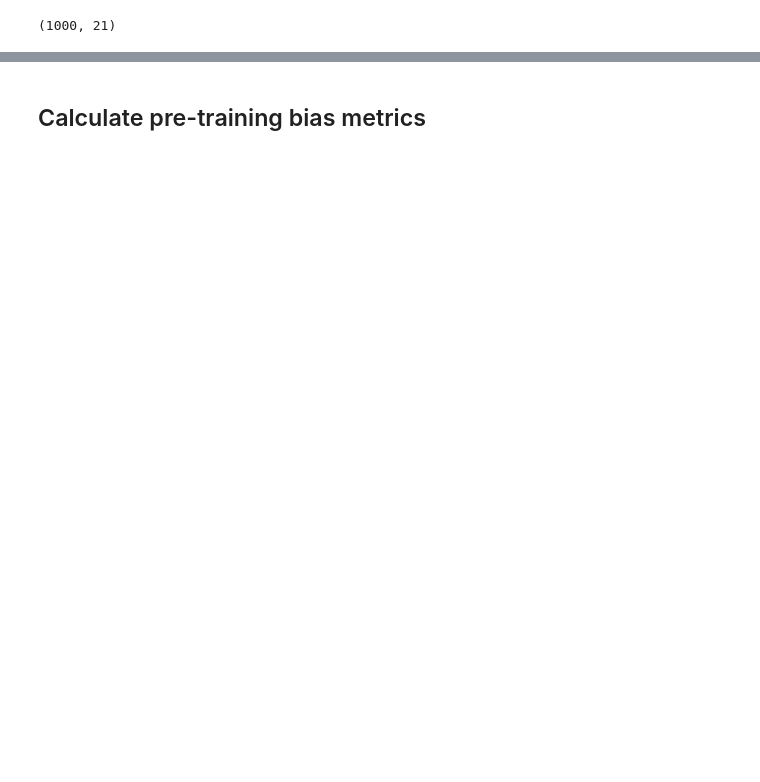
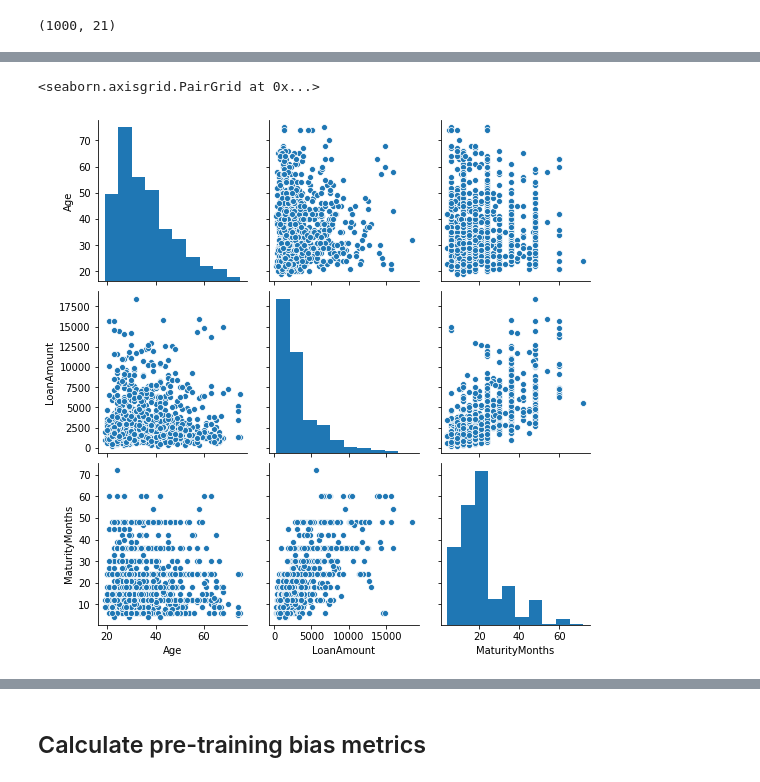
Before and after one commit to aws/amazon-sagemaker-clarify, a Jupyter notebook: examples/Bias_metrics_usage.ipynb, the cells around one changed output, grey strips where cells are left out. Cells and saved outputs as stored; diff of their text form; code cells hidden in the pictures; blank space fills up the shorter version.

```diff
--- a/examples/Bias_metrics_usage.ipynb
+++ b/examples/Bias_metrics_usage.ipynb
@@ -23,0 +29,5 @@ df.head()
+# %%
+sns.pairplot(df[['Age','LoanAmount','MaturityMonths']])
+# %% [output]
+<seaborn.axisgrid.PairGrid at 0x...>
+[figure, added]
```
Also changed, not shown: parts of 35 cells of this notebook, 1 other file.
